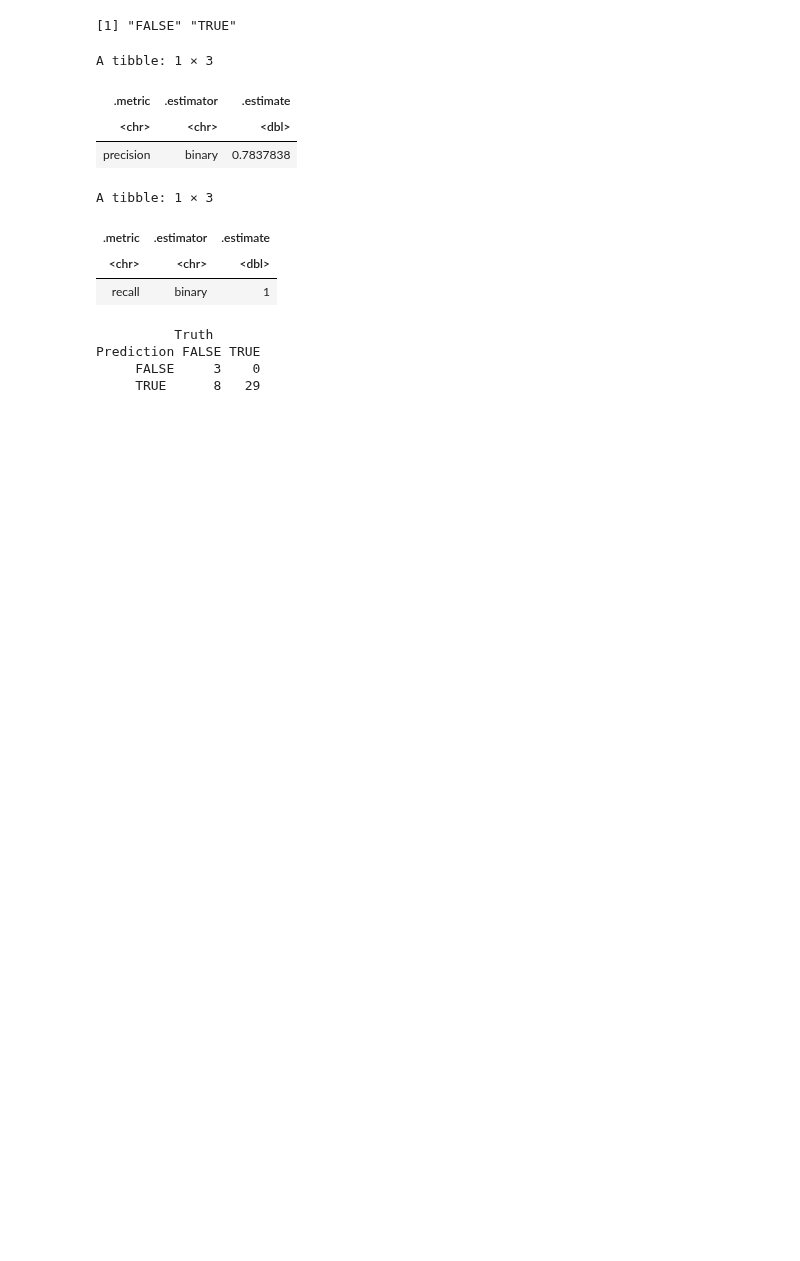
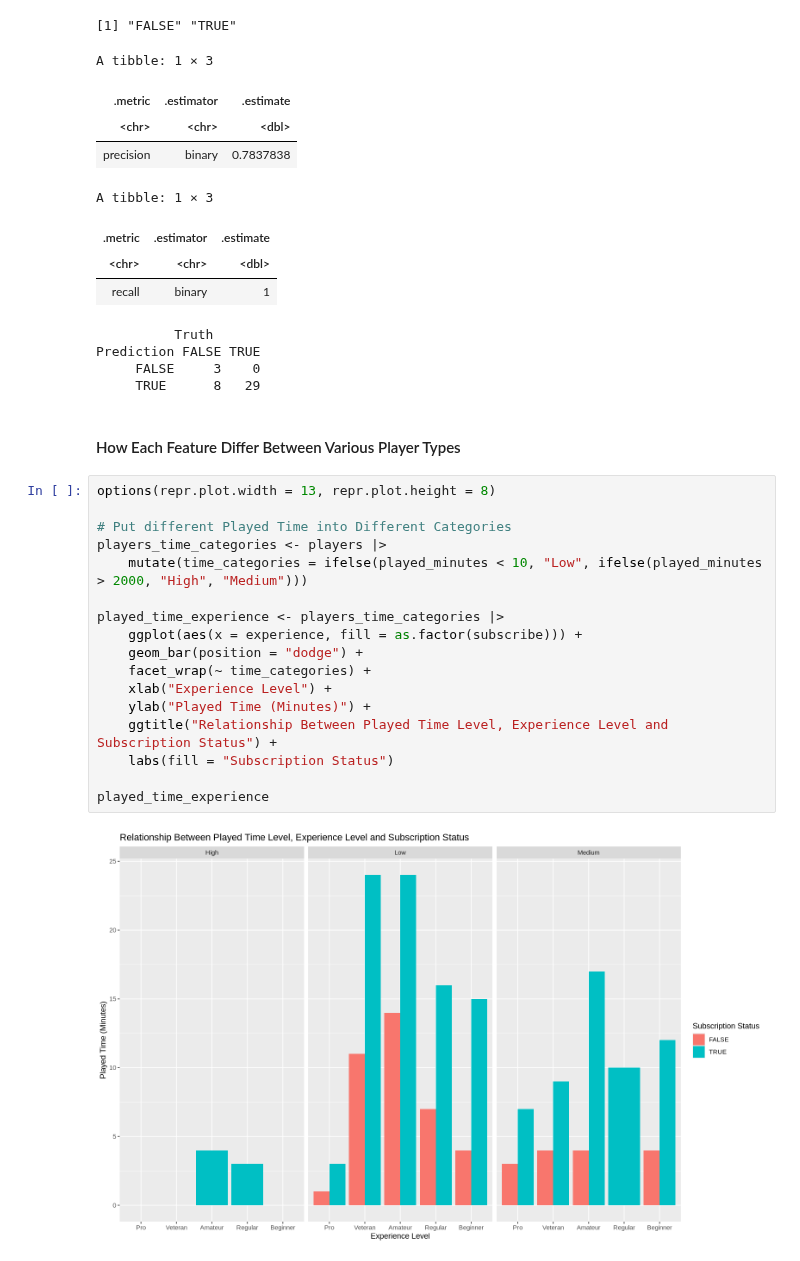
Before and after one commit to Riceparticlee/dsci_group_minecraft, a Jupyter notebook: group project.ipynb, the cells around one changed output. Cells and saved outputs as stored; diff of their text form; blank space fills up the shorter version.

Commit message:
visualization of second part of questions

```diff
--- a/group project.ipynb
+++ b/group project.ipynb
@@ -725,3 +725,24 @@ A tibble: 1 × 3
 Prediction FALSE TRUE
      FALSE     3    0
      TRUE      8   29
+# %% [markdown]
+#### How Each Feature Differ Between Various Player Types
+# %%
+options(repr.plot.width = 13, repr.plot.height = 8)
+
+# Put different Played Time into Different Categories
+players_time_categories <- players |>
+    mutate(time_categories = ifelse(played_minutes < 10, "Low", ifelse(played_minutes > 2000, "High", "Medium")))
+
+played_time_experience <- players_time_categories |>
+    ggplot(aes(x = experience, fill = as.factor(subscribe))) +
+    geom_bar(position = "dodge") +
+    facet_wrap(~ time_categories) +
+    xlab("Experience Level") +
+    ylab("Played Time (Minutes)") +
+    ggtitle("Relationship Between Played Time Level, Experience Level and Subscription Status") +
+    labs(fill = "Subscription Status")
+
+played_time_experience
+# %% [output]
+[figure, added]
```
Also changed, not shown: parts of 6 cells of this notebook.
